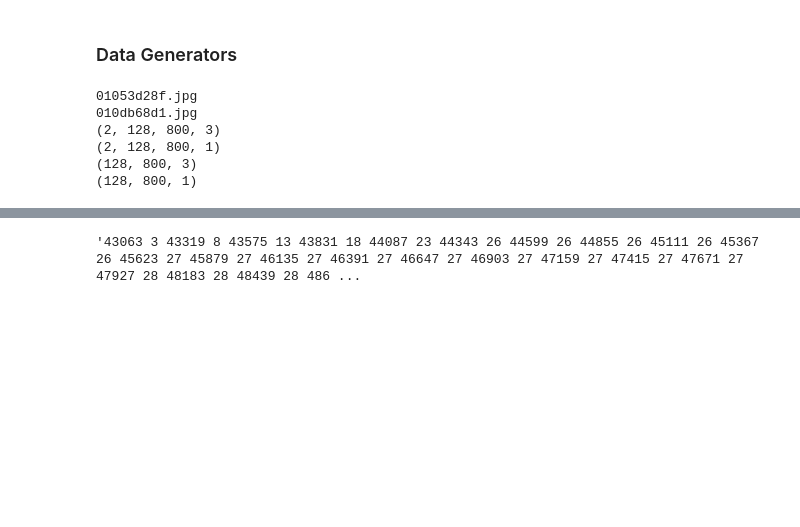
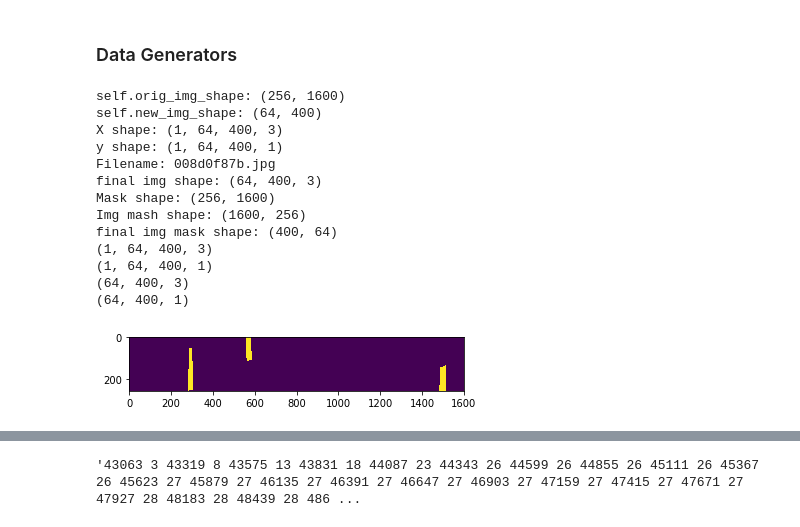
Before and after one commit to johngreibelarsen/severstal-steel-defect-detection, a Jupyter notebook: DataGenerators.ipynb, the cells around one changed output, grey strips where cells are left out. Cells and saved outputs as stored; diff of their text form; code cells hidden in the pictures; blank space fills up the shorter version.

Commit message:
Added new more general generator

```diff
--- a/DataGenerators.ipynb
+++ b/DataGenerators.ipynb
@@ -110,7 +110,7 @@ ORIG_IMG_SIZE_WIDTH = 1600
 TRAIN_IMG_SIZE_HEIGHT =128
 TRAIN_IMG_SIZE_WIDTH = 800
 
-BATCH_SIZE = 2
+BATCH_SIZE = 1
 # %%
 import keras
 
@@ -158,21 +275,37 @@ class DataGenerator(keras.utils.Sequence):
 # %%
 idx = int(0.8*len(df_train))
-train_batches = DataGenerator(df_train.iloc[:idx],shuffle=False,preprocess=None)
-valid_batches = DataGenerator(df_train.iloc[idx:],preprocess=None)
+
+#train_batches = DataGenerator(df_train.iloc[:idx],shuffle=False,preprocess=None)
+#valid_batches = DataGenerator(df_train.iloc[idx:],preprocess=None)
+
+train_batches = SimpleDataGenerator(df_train.iloc[:idx], './input/severstal-steel-defect-detection/train_images/',
+                                    orig_img_shape=(256, 1600), new_img_shape=(64, 400), batch_size = BATCH_SIZE,
+                                    n_channels=3, n_classes=4, shuffle=False)
+#valid_batches = SimpleDataGenerator(df_train.iloc[idx:], './input/severstal-steel-defect-detection/train_images/',
+#                                    orig_img_shape=(256, 1600), new_img_shape=(128, 800), batch_size = BATCH_SIZE,
+#                                    n_channels=3, n_classes=4, shuffle=False)
 
 X, y = train_batches.__getitem__(17)
 print(X.shape)
 print(y.shape)
 print(X[0].shape)
 print(y[0].shape)
 #print(train_batches.__getitem__(0)[1][0].shape)
 # %% [output]
-01053d28f.jpg
-010db68d1.jpg
-(2, 128, 800, 3)
-(2, 128, 800, 1)
-(128, 800, 3)
-(128, 800, 1)
+self.orig_img_shape: (256, 1600)
+self.new_img_shape: (64, 400)
+X shape: (1, 64, 400, 3)
+y shape: (1, 64, 400, 1)
+Filename: 008d0f87b.jpg
+final img shape: (64, 400, 3)
+Mask shape: (256, 1600)
+Img mash shape: (1600, 256)
+final img mask shape: (400, 64)
+(1, 64, 400, 3)
+(1, 64, 400, 1)
+(64, 400, 3)
+(64, 400, 1)
+[figure, added]
 # %%
 #img = Image.fromarray(data)
 #img.save('my.png')
```
Also changed, not shown: parts of 6 cells of this notebook.
